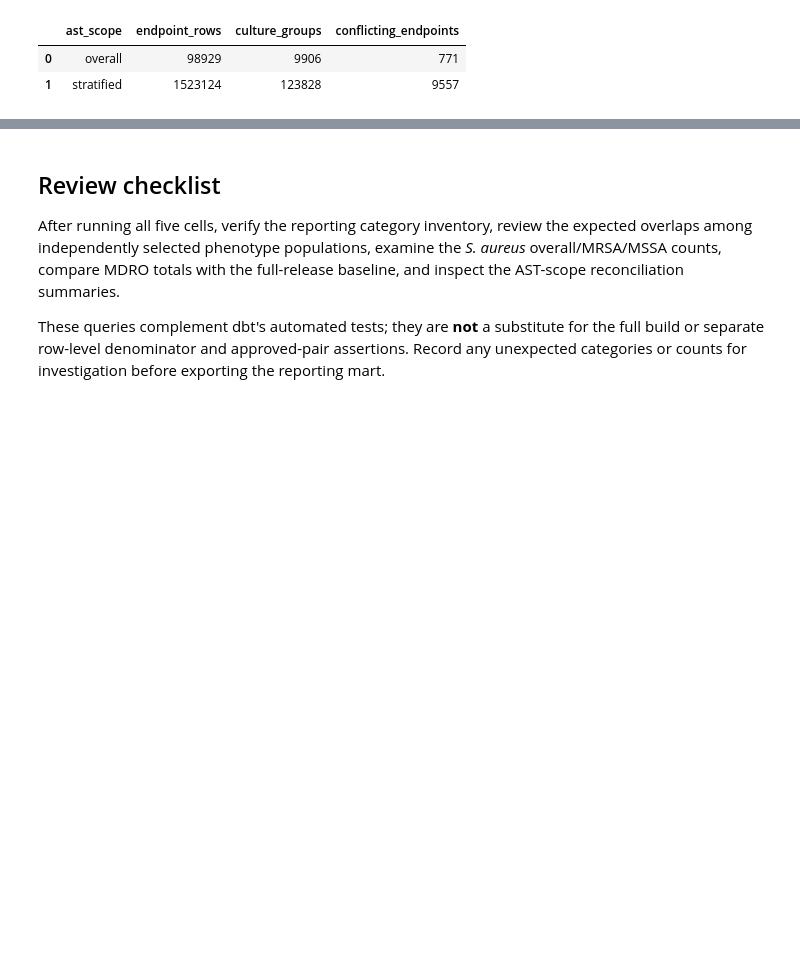
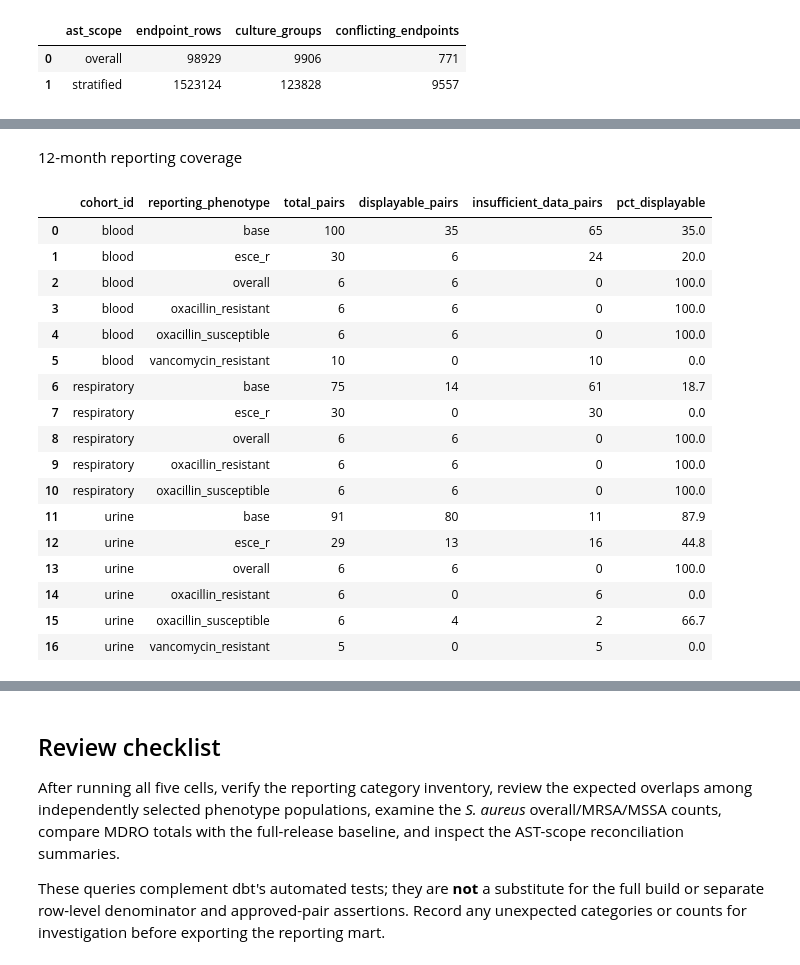
Before and after one commit to clarkbrendenj/ELT-Microbiology, a Jupyter notebook: notebooks/pipeline validation/13_validate_phenotype_stratified_antibiogram.ipynb, the cells around one changed output, grey strips where cells are left out. Drawn from its saved outputs; the diff is of its cells as text; code cells hidden in the pictures; blank space fills up the shorter version.

```diff
--- a/notebooks/pipeline validation/13_validate_phenotype_stratified_antibiogram.ipynb
+++ b/notebooks/pipeline validation/13_validate_phenotype_stratified_antibiogram.ipynb
@@ -163,0 +184,55 @@ group by ast_scope;
+# %% [markdown]
+12-month reporting coverage
+# %%
+%sql
+select
+    cohort_id,
+    reporting_phenotype,
+    count(*) as total_pairs,
+    sum(
+        case
+            when display_status = 'display' then 1
+            else 0
+        end
+    ) as displayable_pairs,
+    sum(
+        case
+            when display_status = 'insufficient_data' then 1
+            else 0
+        end
+    ) as insufficient_data_pairs,
+    round(
+        100.0 * sum(
+            case
+                when display_status = 'display' then 1
+                else 0
+            end
+        ) / nullif(count(*), 0),
+        1
+    ) as pct_displayable
+from workspace.micro_dev.mart_susceptibility
+group by
+    cohort_id,
+    reporting_phenotype
+order by
+    cohort_id,
+    reporting_phenotype;
+# %% [output]
+|  | cohort_id | reporting_phenotype | total_pairs | displayable_pairs | insufficient_data_pairs | pct_displayable |
+| 0 | blood | base | 100 | 35 | 65 | 35.0 |
+| 1 | blood | esce_r | 30 | 6 | 24 | 20.0 |
+| 2 | blood | overall | 6 | 6 | 0 | 100.0 |
+| 3 | blood | oxacillin_resistant | 6 | 6 | 0 | 100.0 |
+| 4 | blood | oxacillin_susceptible | 6 | 6 | 0 | 100.0 |
+| 5 | blood | vancomycin_resistant | 10 | 0 | 10 | 0.0 |
+| 6 | respiratory | base | 75 | 14 | 61 | 18.7 |
+| 7 | respiratory | esce_r | 30 | 0 | 30 | 0.0 |
+| 8 | respiratory | overall | 6 | 6 | 0 | 100.0 |
+| 9 | respiratory | oxacillin_resistant | 6 | 6 | 0 | 100.0 |
+| 10 | respiratory | oxacillin_susceptible | 6 | 6 | 0 | 100.0 |
+| 11 | urine | base | 91 | 80 | 11 | 87.9 |
+| 12 | urine | esce_r | 29 | 13 | 16 | 44.8 |
+| 13 | urine | overall | 6 | 6 | 0 | 100.0 |
+| 14 | urine | oxacillin_resistant | 6 | 0 | 6 | 0.0 |
+| 15 | urine | oxacillin_susceptible | 6 | 4 | 2 | 66.7 |
+| 16 | urine | vancomycin_resistant | 5 | 0 | 5 | 0.0 |
```
Also changed, not shown: parts of 2 cells of this notebook, 2 other files.
